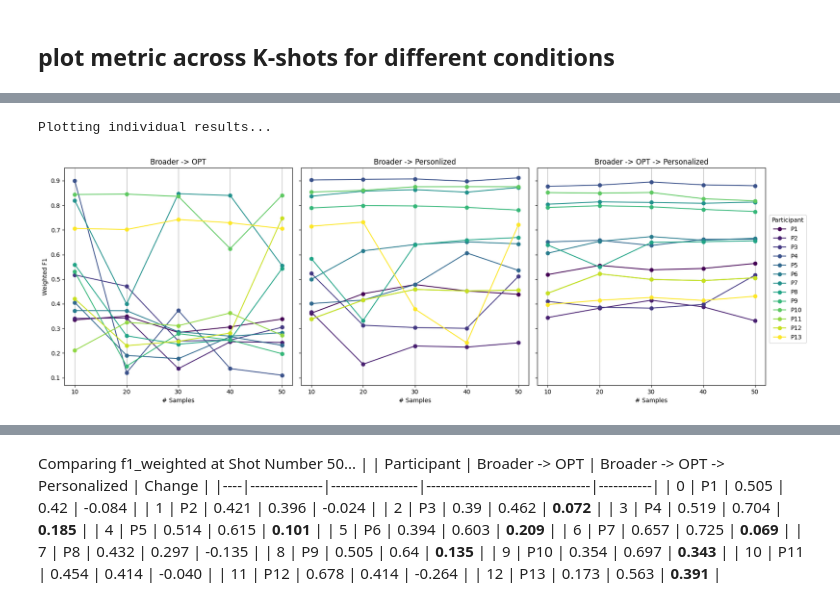
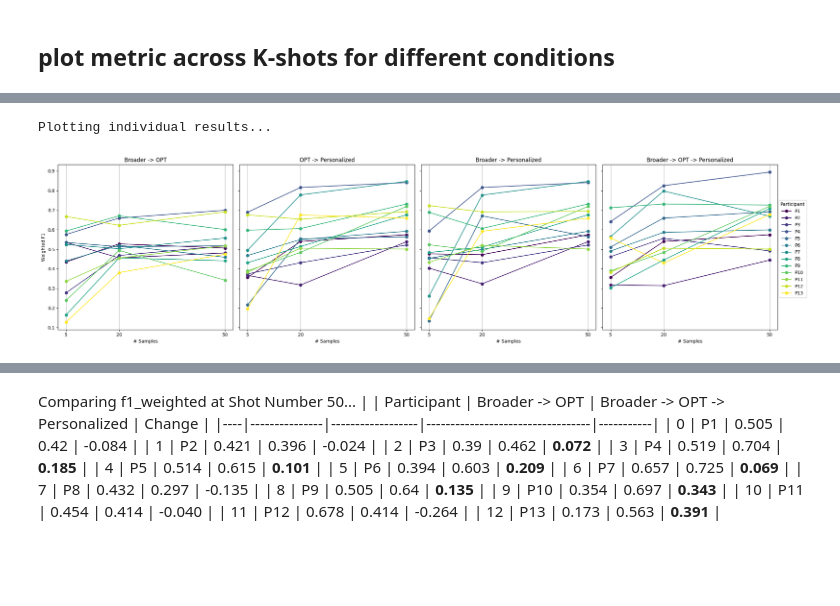
Before and after one commit to h-khayami/ssl-wearables, a Jupyter notebook: plots/K_shot.ipynb, the cells around one changed output, grey strips where cells are left out. Cells and saved outputs as stored; diff of their text form; code cells hidden in the pictures; blank space fills up the shorter version.

```diff
--- a/plots/K_shot.ipynb
+++ b/plots/K_shot.ipynb
@@ -88,5 +88,11 @@ def aggregate_results(df_r, mertics, results_dir):
     return metric_agg_df
 
 metric_agg_df = aggregate_results(results, ["f1_weighted", "f1"], "/home/hossein/ssl-wearables/data/reports")
+# sort the DataFrame by 'plot_legend' and 'shot_number'
+metric_agg_df = metric_agg_df.sort_values(by=["plot_legend", "shot_number"])
+#filter shot_number (5,20,50)
+metric_agg_df = metric_agg_df[metric_agg_df["shot_number"].isin([5, 20, 50])]
+# Reset the index
+metric_agg_df.reset_index(drop=True, inplace=True)
 # %% [output]
 Broader -> OPT
@@ -116,6 +121,7 @@ from matplotlib.colors import Normalize
 
 # Filter unique conditions
 conditions = metric_agg_df['plot_legend'].unique()
+conditions = metric_agg_df[metric_agg_df['shot_number'] == metric_agg_df['shot_number'].max()].sort_values('f1_weighted_mean', ascending=False)['plot_legend'].tolist()
 
 # Create a figure
 plt.figure(figsize=(15, 6))
@@ -248,6 +257,7 @@ def individual_results(df_r, metric, results_dir):
             df_all_individual = pd.concat([df_all_individual, df_individual], axis=0)
     return df_all_individual
 df_all_individual = individual_results(results, 'f1_weighted', "/home/hossein/ssl-wearables/data/reports")
+df_all_individual = df_all_individual[df_all_individual["shot_number"].isin([5, 20, 50])]
 # %% [output]
 Aggregating results...
 Broader -> OPT
@@ -293,7 +303,7 @@ def plot_individual_results(df, metric):
 
         for i, fold in enumerate(unique_folds):
             fold_data = condition_data[condition_data['fold'] == fold]
-
+            fold_data = fold_data.sort_values('shot_number')
             plt.plot(
                 fold_data['shot_number'],
                 fold_data[metric],
@@ -301,15 +311,17 @@ def plot_individual_results(df, metric):
                 marker='o',
                 color=colors[i]
             )
+        ticks = fold_data['shot_number'].unique().tolist()
+        ticks = sorted(ticks)
 
         plt.xlabel('# Samples')
         plt.ylabel('Weighted F1')
         plt.title(f'Weighted F1 Across K-Shots {condition} for {selected_model} model')
         plt.ylim(0, 1)
-        plt.xticks(ticks=[10, 20, 30, 40, 50])
+        plt.xticks(ticks=ticks)
         plt.legend(title='Participant', bbox_to_anchor=(1.05, 1), loc='upper left')
         plt.grid(True, which='major', axis='x')
-        plt.xticks(ticks=[10, 20, 30, 40, 50])
+        plt.xticks(ticks=ticks)
         plt.tight_layout()
         plt.show()
 
@@ -354,33 +367,36 @@ def plot_individual_results(df, metric):
         colors = plt.cm.viridis(np.linspace(0, 1, num_folds))
 
         for i, fold in enumerate(unique_folds):
             fold_data = condition_data[condition_data['fold'] == fold]
-
+            fold_data = fold_data.sort_values('shot_number')
             ax.plot(
                 fold_data['shot_number'],
                 fold_data[metric],
                 label=f"{fold}",
                 marker='o',
                 color=colors[i]
             )
 
         ax.set_xlabel('# Samples')
         ax.set_title(f'{condition}')
         ax.grid(True, which='major', axis='x')
-        ax.set_xticks([10, 20, 30, 40, 50])
+        ticks = fold_data['shot_number'].unique().tolist()
+        ticks = sorted(ticks)
+        ax.set_xticks(ticks)
+        # ax.set_xticks([10, 20, 30, 40, 50])
 
     # Shared y-axis label
     axes[0].set_ylabel('Weighted F1')
 
     # Place one shared legend outside the plot
     handles, labels = axes[0].get_legend_handles_labels()
     fig.legend(handles, labels, title='Participant', bbox_to_anchor=(0.94, 0.5), loc='center left')
 
     plt.tight_layout(rect=[0, 0, 0.95, 1])  # leave space for legend
     plt.show()
 
 # Call the function
 plot_individual_results(df_all_individual, 'f1_weighted')
 # %% [output]
 Plotting individual results...
-[figure, old version]
+[figure, new version]
```
Also changed, not shown: parts of 13 cells of this notebook, 11 other files.
